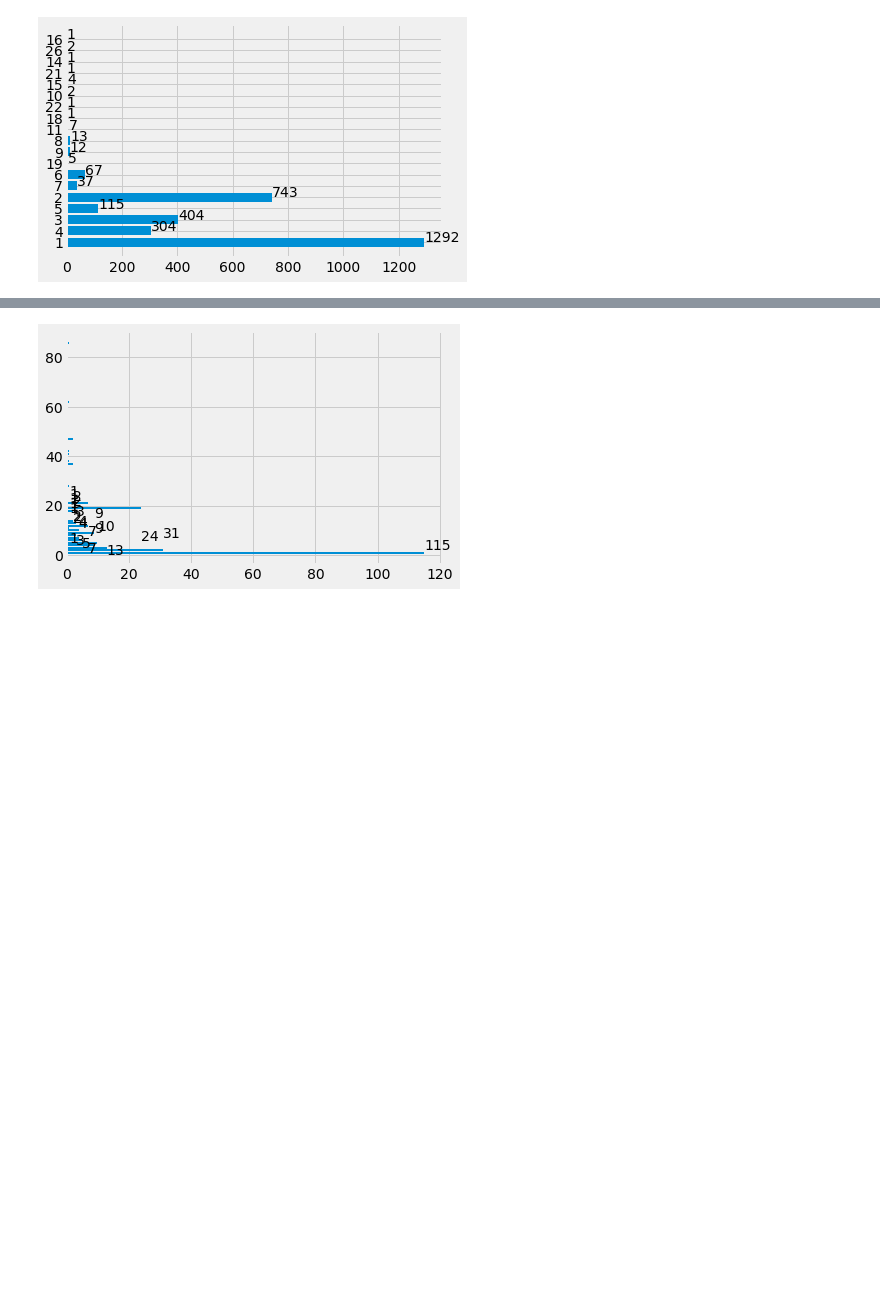
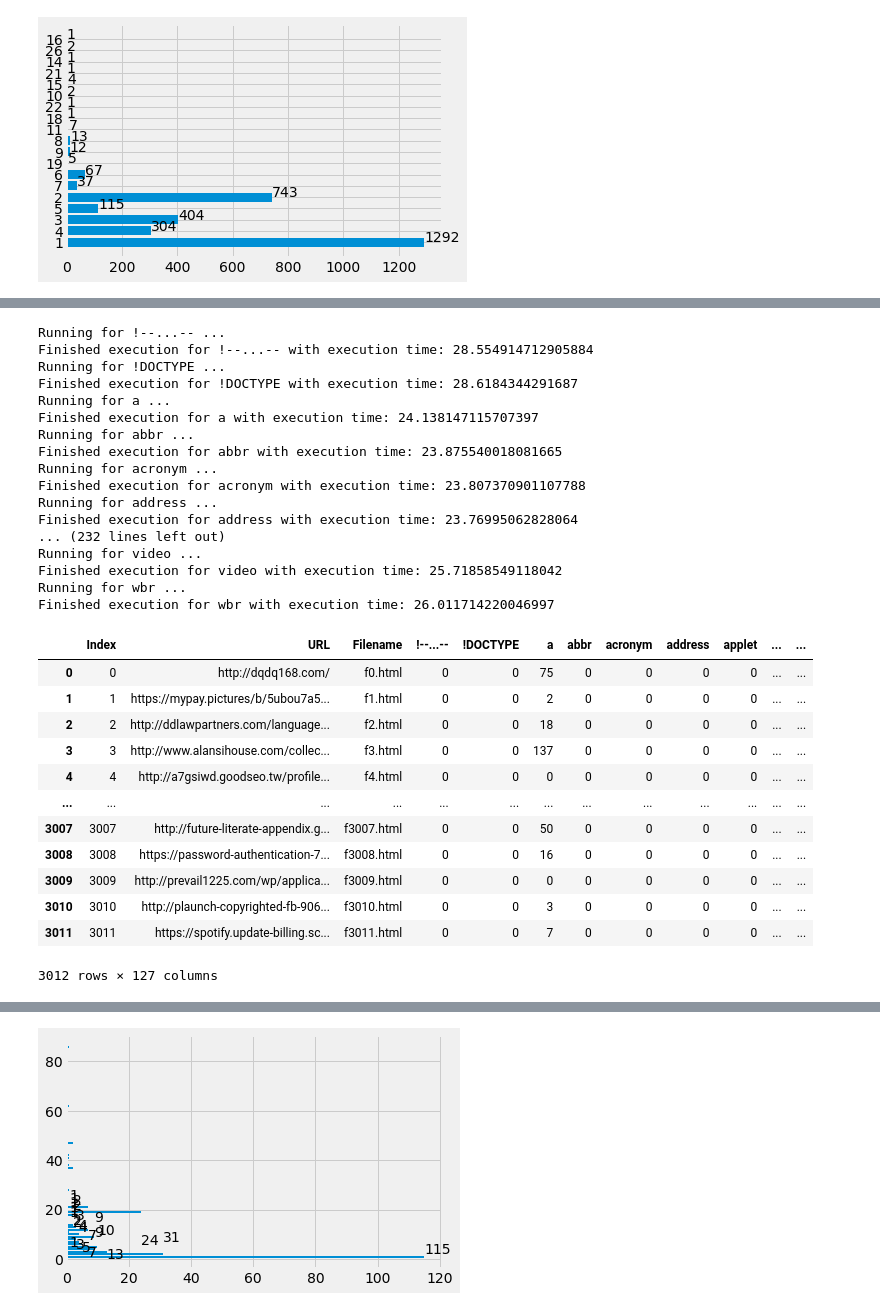
Before and after one commit to Rishabkashyap14/URL-Classifier, a Jupyter notebook: EDA/Pre_Processing.ipynb, the cells around one changed output, grey strips where cells are left out. Drawn from its saved outputs; the diff is of its cells as text; code cells hidden in the pictures; blank space fills up the shorter version.

```diff
--- a/EDA/Pre_Processing.ipynb
+++ b/EDA/Pre_Processing.ipynb
@@ -276,0 +288,14 @@ for index, value in enumerate(lengths):
+# %%
+# labels = ['(','{','[','<',')','}',']','>','&', '?', ':', '!', '-', '_', '~','#', '@', '//', '.', 'S'
+#, '$', '+', '*', ',', ';', '\\', '\'', '\"', '^', '=']
+Labels = ['OpenBracket', 'OpenFlower', 'OpenSquare',
+       'OpenAngular', 'CloseBracket', 'CloseFlower', 'CloseSquare',
+       'CloseAngular', 'And', 'Question', 'Colon', 'Exclamation', 'Hyphen',
+       'Underscore', 'Tilde', 'Hash', 'At', 'DoubleSlash', 'Dot', 'Spaces',
+       'Dollar', 'plus', 'Star', 'Comma', 'SemiColon', 'Backslash',
+       'SingleInverted', 'DoubleInverted', 'Or', 'Equals']
+for label in range(len(labels)):
+    List_sym = list()
+    for i in Decoded_URL:
+        List_sym.append(i.count(labels[label]))
+    df[Labels[label]] = List_sym
@@ -302,7 +345,7 @@ print(DataCSV, "\n", DMOZCSV)
 # %%
 Ratios_1 = list()
-for i in range(len(DataCSV)):
-    print(DataCSV[i],"/",DMOZCSV[i],"=",DataCSV[i]/DMOZCSV[i])
-    Ratios_1.append(DataCSV[i]/DMOZCSV[i])
+for i in range(len(DATACSV)):
+    print(DATACSV[i],"/",DMOZCSV[i],"=",DATACSV[i]/DMOZCSV[i])
+    Ratios_1.append(DATACSV[i]/DMOZCSV[i])
 Ratios_1
 # %% [output]
@@ -546,0 +523,57 @@ f0.html
+# %%
+import time
+Labels = ['!--...--','!DOCTYPE','a', 'abbr','acronym','address','applet','area','article','aside','audio','b',
+          'base','basefont','bdi','bdo','big','blockquote','body','br','button','canvas','caption','center','cite',
+          'code','col','colgroup','data','datalist','dd','del','details','dfn','dialog','dir','div','dl','dt','em',
+          'embed','fieldset','figcaption','figure','font','footer','form','frame','frameset','h1','h2','h3','h4',
+          'h5','h6','head','header','hr','html','i','iframe','img','input','ins','kbd','label','legend','li',
+          'link','main','map','mark','meta','meter','nav','noframes','noscript','object','ol','optgroup','option',
+          'output','p','param','picture','pre','progress','q','rp','rt','ruby','s','samp','script','section',
+          'select','small','source','span','strike','strong','style','sub','summary','sup','svg','table','tbody',
+          'td','template','textarea','tfoot','th','thead','time','title,','tr','track','tt','u','ul','var','video',
+          'wbr']
+for label in range(len(Labels)):
+    start = time.time()
+    print("Running for",Labels[label],"...")
+    links_list = []
+    for i in range(len(df)):
+        with open(df['Filename'][i]) as fp:
+            bSoup = BeautifulSoup(fp, 'html.parser')
+        Count = len(bSoup.find_all(Labels[label]))
+        links_list.append(Count)
+        fp.close()
+    df[Labels[label]] = links_list
+    end = time.time()
+    print("Finished execution for",Labels[label],"with execution time:",end-start)
+df
+# %% [output]
+Running for !--...-- ...
+Finished execution for !--...-- with execution time: 28.554914712905884
+Running for !DOCTYPE ...
+Finished execution for !DOCTYPE with execution time: 28.6184344291687
+Running for a ...
+Finished execution for a with execution time: 24.138147115707397
+Running for abbr ...
+Finished execution for abbr with execution time: 23.875540018081665
+Running for acronym ...
+Finished execution for acronym with execution time: 23.807370901107788
+Running for address ...
+Finished execution for address with execution time: 23.76995062828064
+... (232 lines left out)
+Running for video ...
+Finished execution for video with execution time: 25.71858549118042
+Running for wbr ...
+Finished execution for wbr with execution time: 26.011714220046997
+|  | Index | URL | Filename | !--...-- | !DOCTYPE | a | abbr | acronym | address | applet | ... | ... |
+| 0 | 0 | http://dqdq168.com/ | f0.html | 0 | 0 | 75 | 0 | 0 | 0 | 0 | ... | ... |
+| 1 | 1 | https://mypay.pictures/b/5ubou7a5... | f1.html | 0 | 0 | 2 | 0 | 0 | 0 | 0 | ... | ... |
+| 2 | 2 | http://ddlawpartners.com/language... | f2.html | 0 | 0 | 18 | 0 | 0 | 0 | 0 | ... | ... |
+| 3 | 3 | http://www.alansihouse.com/collec... | f3.html | 0 | 0 | 137 | 0 | 0 | 0 | 0 | ... | ... |
+| 4 | 4 | http://a7gsiwd.goodseo.tw/profile... | f4.html | 0 | 0 | 0 | 0 | 0 | 0 | 0 | ... | ... |
+| ... | ... | ... | ... | ... | ... | ... | ... | ... | ... | ... | ... | ... |
+| 3007 | 3007 | http://future-literate-appendix.g... | f3007.html | 0 | 0 | 50 | 0 | 0 | 0 | 0 | ... | ... |
+| 3008 | 3008 | https://password-authentication-7... | f3008.html | 0 | 0 | 16 | 0 | 0 | 0 | 0 | ... | ... |
+| 3009 | 3009 | http://prevail1225.com/wp/applica... | f3009.html | 0 | 0 | 0 | 0 | 0 | 0 | 0 | ... | ... |
+| 3010 | 3010 | http://plaunch-copyrighted-fb-906... | f3010.html | 0 | 0 | 3 | 0 | 0 | 0 | 0 | ... | ... |
+| 3011 | 3011 | https://spotify.update-billing.sc... | f3011.html | 0 | 0 | 7 | 0 | 0 | 0 | 0 | ... | ... |
+3012 rows × 127 columns
```
Also changed, not shown: parts of 21 cells of this notebook, 5 other files.
